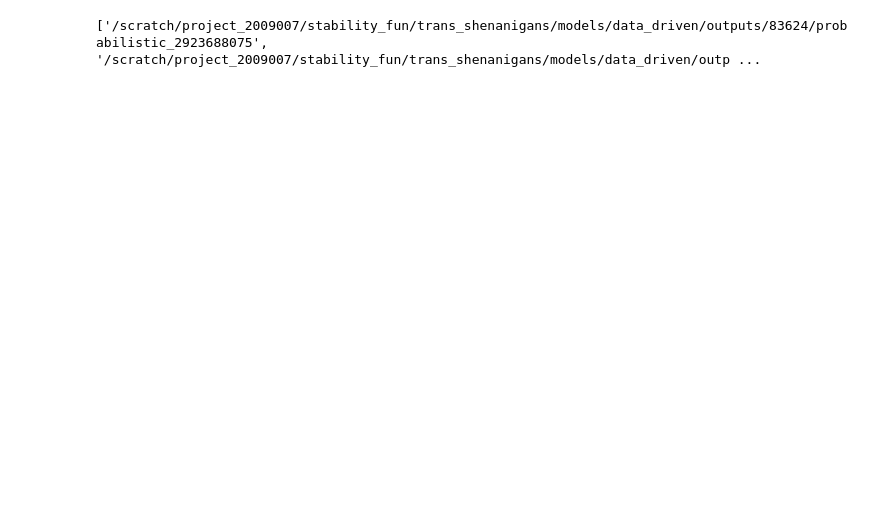
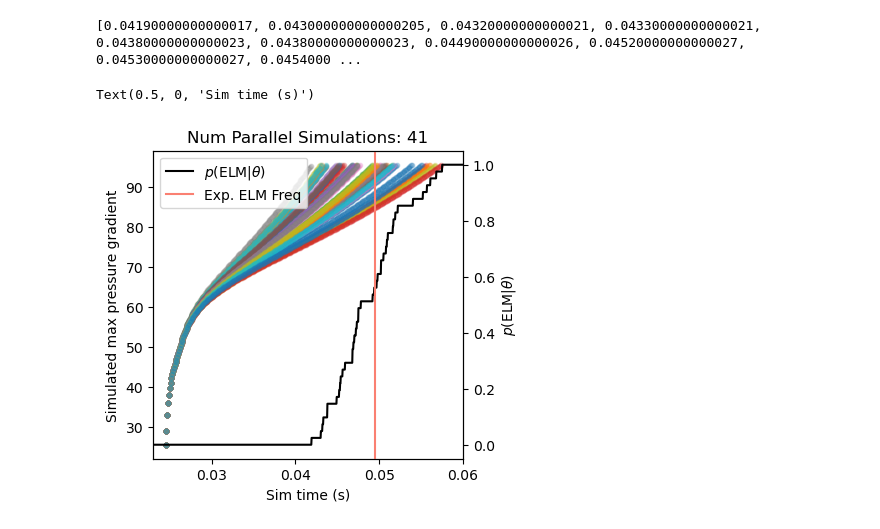
Before and after one commit to fusionby2030/trans_shenanigans, a Jupyter notebook: models/data_driven/plot_outputs.ipynb, the cells around one changed output. Cells and saved outputs as stored; diff of their text form; code cells hidden in the pictures; blank space fills up the shorter version.

```diff
--- a/models/data_driven/plot_outputs.ipynb
+++ b/models/data_driven/plot_outputs.ipynb
@@ -46,6 +90,7 @@ elif shot_num == 83628:
     expected_exp = 0.029
 elif shot_num == 83624:
     ALPHA_CRIT = 95.46
+    offset = 0.046
     expected_exp = 0.02792
 else:
     ALPHA_CRIT = 100.0
@@ -61,17 +106,83 @@ savedir = os.path.join(os.path.join(LOCAL_SAVE_DIR, f'{shot_num}'))
 fixed_res = load_result(savedir)
 probablistic_dirs = [os.path.join(savedir, _dir) for _dir in os.listdir(savedir) if 'probabilistic' in _dir]
 
-print(probablistic_dirs)
 # savedir = os.path.join(savedir, 'probabilistic')
 # savedir = "/scratch/project_2009007/stability_fun/trans_shenanigans/models/data_driven/outputs/83628/probabilistic_2241206299"
 savedir = probablistic_dirs[0]
 prob_res_many = []
 for savedir in probablistic_dirs:
+    if not os.path.exists(os.path.join(savedir,  "ne.npy")):
+        continue
     prob_res = load_result(savedir)
     prob_res_many.append(prob_res)
 
+te_fit_params, ne_fit_params, pe_fit_params, machineparams  = get_fit_params_from_pdbshot(JET_PDB_DIR, pulse.shot_num)
+from scipy.signal import find_peaks
+normed_tbeo = (pulse.tbeo.data - pulse.tbeo.data.mean() ) / pulse.tbeo.data.std()
 
 
-te_fit_params, ne_fit_params, pe_fit_params, machineparams  = get_fit_params_from_pdbshot(JET_PDB_DIR, pulse.shot_num)
+delta_t = pulse.tbeo.time[1] - pulse.tbeo.time[0]
+distance_between_elms = int(200E-6 / delta_t)*20
+threshold_height = normed_tbeo.std()*2
+
+peaks, _ = find_peaks(normed_tbeo, height=threshold_height, distance=distance_between_elms)
+adjusted_peaks = np.empty_like(peaks)
+# TODO: SHIFT THE TBEO SIGNAL BY SOME TIME
+for i, pk in enumerate(peaks):
+    for k in range(30):
+        if normed_tbeo[pk - k] < 0:
+            zero_crossing = pk-k +1
+            break
+        else:
+            zero_crossing = pk
+    adjusted_peaks[i] = zero_crossing
+
+# peaks -= 8
+elm_times = pulse.tbeo.time[peaks] # - 500E-6
+tau_interelms_from_expdata = []
+for i in range(len(elm_times) - 1):
+    tau_interelms_from_expdata.append(elm_times[i+1] - elm_times[i])
+
+elm_frequencies_exp_data = 1.0 / np.array(tau_interelms_from_expdata)
+
+t_minus_t_elm = np.empty(len(relevant_profiles.hrts_times))
+
+for i, t in enumerate(relevant_profiles.hrts_times):
+    nearest_elm_idx = np.argmin(np.abs(elm_times - t))
+    t_nearest_elm = elm_times[nearest_elm_idx]
+    t_minus_t_elm[i] = t - t_nearest_elm
-# %% [output]
-['/scratch/project_2009007/stability_fun/trans_shenanigans/models/data_driven/outputs/83624/probabilistic_2923688075', '/scratch/project_2009007/stability_fun/trans_shenanigans/models/data_driven/outp ...
+# %%
+fig, axs = plt.subplots(1, 1, figsize=(4, 4))
+
+time_elm_crash = []
+for n, prob_res in enumerate(prob_res_many):
+    if prob_res.config.mode != 2:
+        continue
+    elm_events = prob_res.all_alpha >= ALPHA_CRIT
+    elm_idxs   = np.argwhere(elm_events == True)[:-1, 0]
+    start, stop = elm_idxs[0] +1, elm_idxs[1]
+    axs.scatter(prob_res.all_times[start:stop], prob_res.all_alpha[start:stop], alpha=0.25, s=10)
+    time_elm_crash.append(prob_res.all_times[stop])
+time_elm_crash = sorted(time_elm_crash)
+print()
+print(time_elm_crash)
+t_next_elm   = np.linspace(0.023, 0.06, 1000)
+p_of_nex_elm = np.zeros_like(t_next_elm)
+for t in time_elm_crash:
+    where_greater = t_next_elm > t
+    p_of_nex_elm[where_greater] += 1
+p_of_nex_elm /= len(time_elm_crash)
+
+axsprob = axs.twinx()
+axsprob.plot(t_next_elm, p_of_nex_elm, color='black', label=r'$p(\text{ELM} | \theta)$')
+axsprob.axvline(1.0 / 40.0 + prob_res.all_times[start], color='salmon', label='Exp. ELM Freq')
+axsprob.legend()
+axs.set_ylabel('Simulated max pressure gradient')
+axsprob.set_ylabel(r'$p(\text{ELM}| \theta)$')
+axs.set_xlim(0.023, 0.06)
+axs.set_title(f'Num Parallel Simulations: {len(time_elm_crash)}')
+axs.set_xlabel('Sim time (s)')
+# %% [output]
+[0.04190000000000017, 0.043000000000000205, 0.04320000000000021, 0.04330000000000021, 0.04380000000000023, 0.04380000000000023, 0.04490000000000026, 0.04520000000000027, 0.04530000000000027, 0.0454000 ...
+Text(0.5, 0, 'Sim time (s)')
+[figure, added]
```
Also changed, not shown: parts of 7 cells of this notebook, 2 other files.
